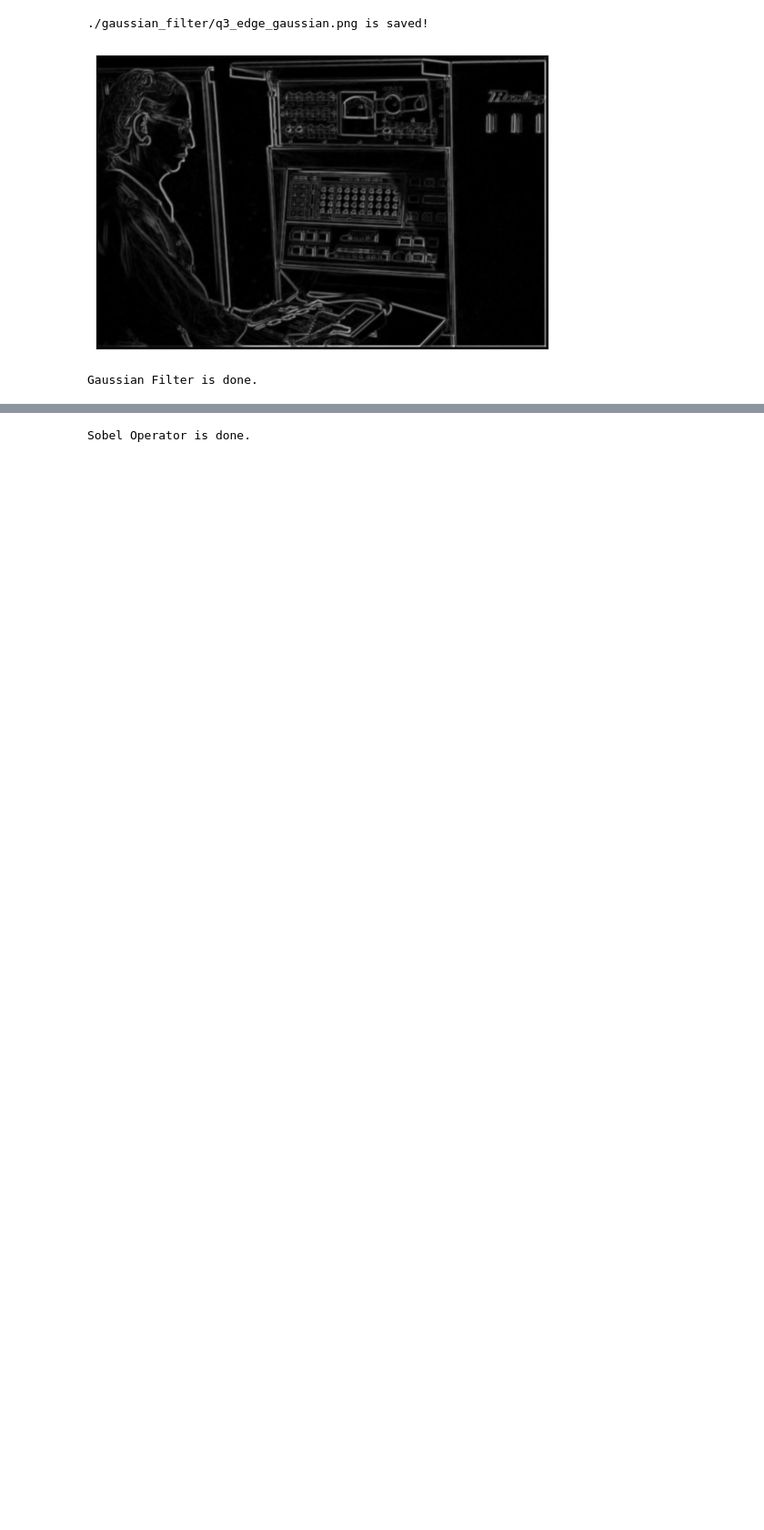
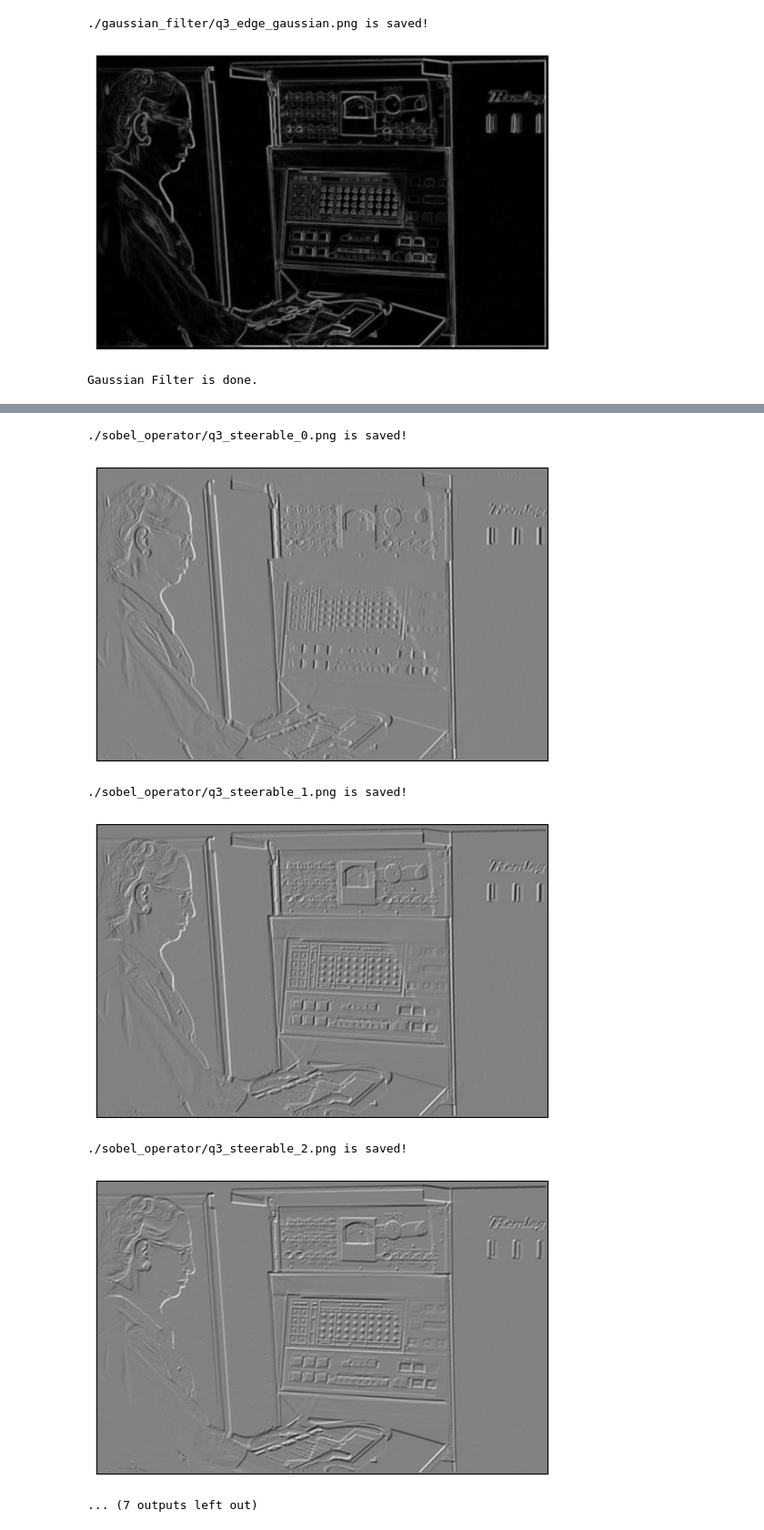
Before and after one commit to Javen-W/CSE803-Computer-Vision, a Jupyter notebook: HW2/HW2_code.ipynb, the cells around one changed output, grey strips where cells are left out. Shown at 91% size. Saved outputs shown, nothing was run; the diff lists cells and outputs as text; code cells hidden in the pictures; blank space fills up the shorter version.

```diff
--- a/HW2/HW2_code.ipynb
+++ b/HW2/HW2_code.ipynb
@@ -250,8 +250,17 @@ def steerable_filter(image, angles=[0, np.pi/6, np.pi/3, np.pi/2, np.pi*2/3, np.
     # Output- results: a list of images of H x W
     # You are encouraged not to use sobel_operator() in this function.
 
+    # gaussian kernels
+    Kx = np.array([[1, 0, -1], [2, 0, -2], [1, 0, -1]])
+    Ky = Kx.T
+
     # TODO: Use convolve() to complete the function
     output = []
+    for a in angles:
+        # steerable-filter
+        K_a = math.cos(a) * Kx + math.sin(a) * Ky
+        S_Ia = convolve(image, K_a)
+        output.append(S_Ia)
 
     return output
 # %%
@@ -262,34 +271,47 @@ Part C.) Sobel Operator
 ##### Sobel Operator #####
 if not os.path.exists("./sobel_operator"):
     os.makedirs("./sobel_operator")
 
 # Q1: No code
 
 # Q2
 img = read_img('./hw2_files/grace_hopper.png')
 Gx, Gy, edge_sobel = sobel_operator(img)
 
 save_img(Gx, "./sobel_operator/q2_Gx.png")
 display_img(Gx)
 save_img(Gy, "./sobel_operator/q2_Gy.png")
 display_img(Gy)
 save_img(edge_sobel, "./sobel_operator/q2_edge_sobel.png")
 display_img(edge_sobel)
 
 # Q3
 steerable_list = steerable_filter(img)
 for i, steerable in enumerate(steerable_list):
     save_img(steerable, "./sobel_operator/q3_steerable_{}.png".format(i))
+    display_img(steerable)
+
+"""
+These kernels detect edges steered in the gradient orientation given by the angle.
+In other words, changing the angle will emphasize edges differently according
+to the gradient direction.
+"""
 
 print("Sobel Operator is done. ")
 # %% [output]
 ./sobel_operator/q2_Gx.png is saved!
 [figure]
 ./sobel_operator/q2_Gy.png is saved!
 [figure]
 ./sobel_operator/q2_edge_sobel.png is saved!
 [figure]
-Sobel Operator is done.
+./sobel_operator/q3_steerable_0.png is saved!
+[figure, added]
+./sobel_operator/q3_steerable_1.png is saved!
+[figure, added]
+./sobel_operator/q3_steerable_2.png is saved!
+[figure, added]
+... (7 outputs left out)
 # %%
 """
 Question 1.) Image Filtering
```
Also changed, not shown: parts of 1 cell of this notebook, 6 other files.
